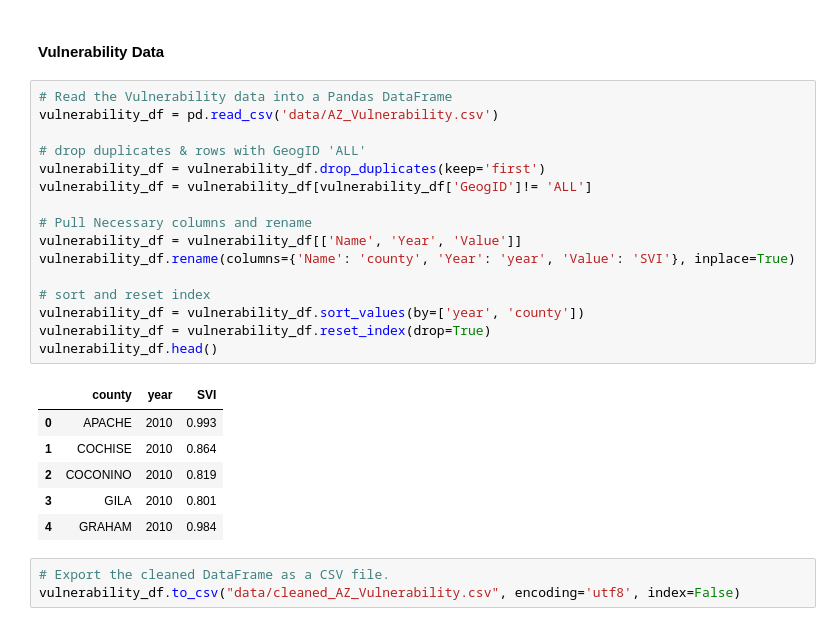
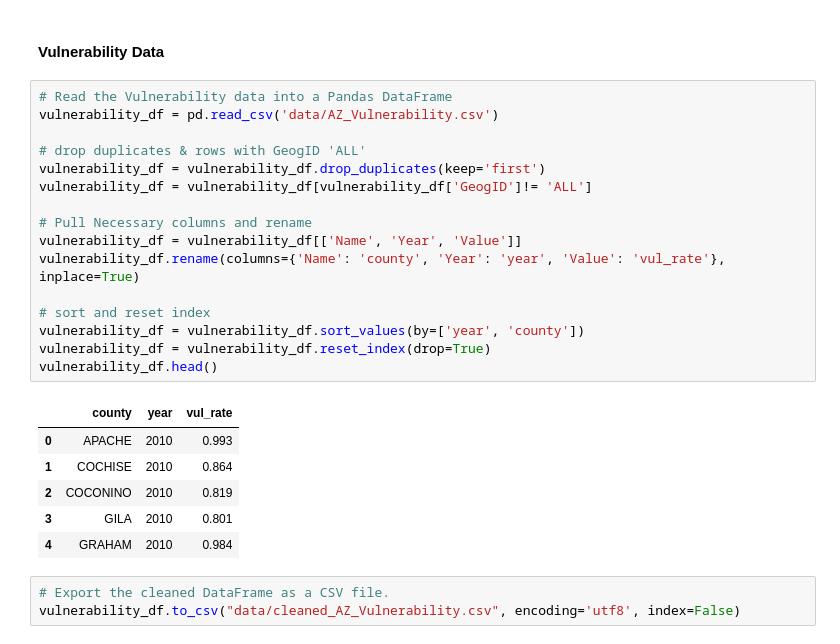
Before and after one commit to Abby-Boulter/Project_3, a Jupyter notebook: group_notebook.ipynb, the cells around one changed output. Drawn from its saved outputs; the diff is of its cells as text.

```diff
--- a/group_notebook.ipynb
+++ b/group_notebook.ipynb
@@ -213,21 +216,21 @@ hosp_df.to_csv("data/cleaned_AZ_Hospitalizations.csv", encoding='utf8', index=Fa
 # %%
 # Read the Vulnerability data into a Pandas DataFrame
 vulnerability_df = pd.read_csv('data/AZ_Vulnerability.csv')
 
 # drop duplicates & rows with GeogID 'ALL'
 vulnerability_df = vulnerability_df.drop_duplicates(keep='first')
 vulnerability_df = vulnerability_df[vulnerability_df['GeogID']!= 'ALL']
 
 # Pull Necessary columns and rename
 vulnerability_df = vulnerability_df[['Name', 'Year', 'Value']]
-vulnerability_df.rename(columns={'Name': 'county', 'Year': 'year', 'Value': 'SVI'}, inplace=True)
+vulnerability_df.rename(columns={'Name': 'county', 'Year': 'year', 'Value': 'vul_rate'}, inplace=True)
 
 # sort and reset index
 vulnerability_df = vulnerability_df.sort_values(by=['year', 'county'])
 vulnerability_df = vulnerability_df.reset_index(drop=True)
 vulnerability_df.head()
 # %% [output]
-|  | county | year | SVI |
+|  | county | year | vul_rate |
 | 0 | APACHE | 2010 | 0.993 |
 | 1 | COCHISE | 2010 | 0.864 |
 | 2 | COCONINO | 2010 | 0.819 |
```
Also changed, not shown: parts of 11 cells of this notebook, 6 other files.
